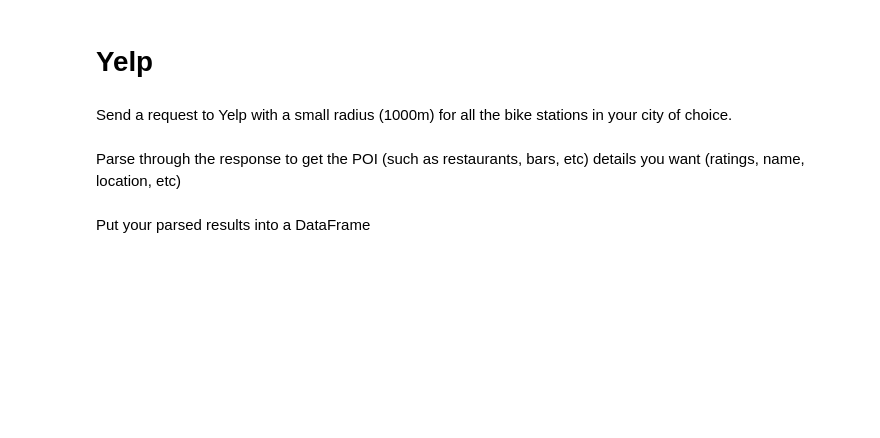
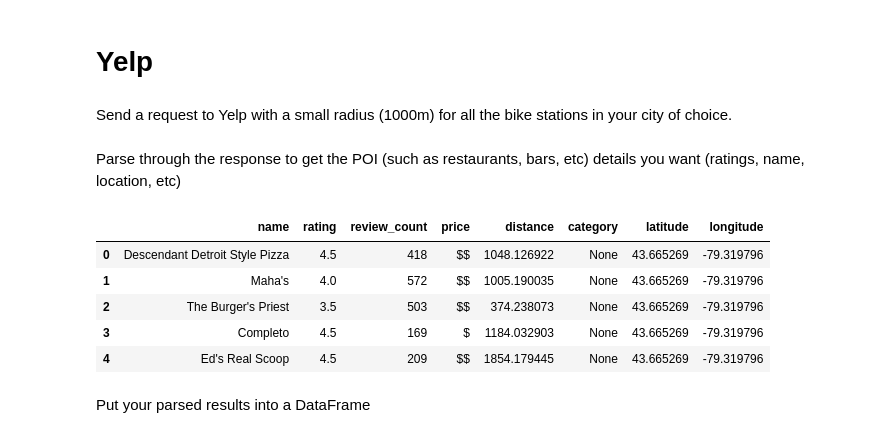
Before and after one commit to tkarmalkar/Final-Project-Statistical-Modelling-with-Python, a Jupyter notebook: notebooks/yelp_foursquare_EDA.ipynb, the cells around one changed output. Saved outputs shown, nothing was run; the diff lists cells and outputs as text; code cells hidden in the pictures; blank space fills up the shorter version.

```diff
--- a/notebooks/yelp_foursquare_EDA.ipynb
+++ b/notebooks/yelp_foursquare_EDA.ipynb
@@ -109,2 +136,11 @@ Parse through the response to get the POI (such as restaurants, bars, etc) detai
+# %%
+yelp_df.head()
+# %% [output]
+|  | name | rating | review_count | price | distance | category | latitude | longitude |
+| 0 | Descendant Detroit Style Pizza | 4.5 | 418 | $$ | 1048.126922 | None | 43.665269 | -79.319796 |
+| 1 | Maha's | 4.0 | 572 | $$ | 1005.190035 | None | 43.665269 | -79.319796 |
+| 2 | The Burger's Priest | 3.5 | 503 | $$ | 374.238073 | None | 43.665269 | -79.319796 |
+| 3 | Completo | 4.5 | 169 | $ | 1184.032903 | None | 43.665269 | -79.319796 |
+| 4 | Ed's Real Scoop | 4.5 | 209 | $$ | 1854.179445 | None | 43.665269 | -79.319796 |
 # %% [markdown]
 Put your parsed results into a DataFrame
```
Also changed, not shown: parts of 20 cells of this notebook, 2 other files.
